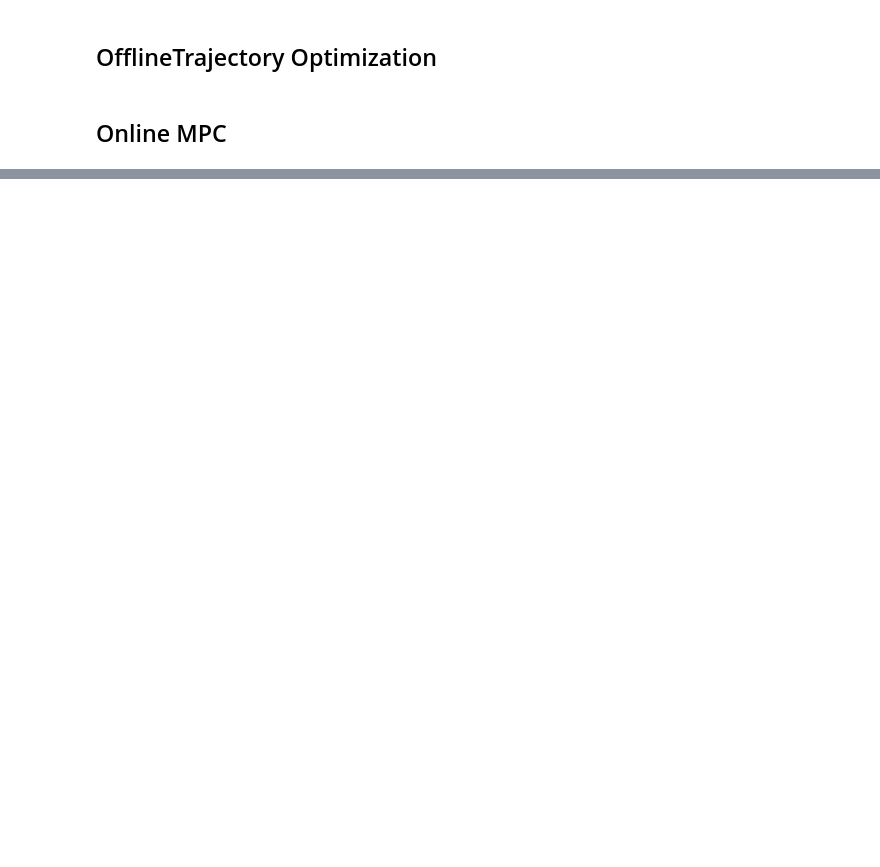
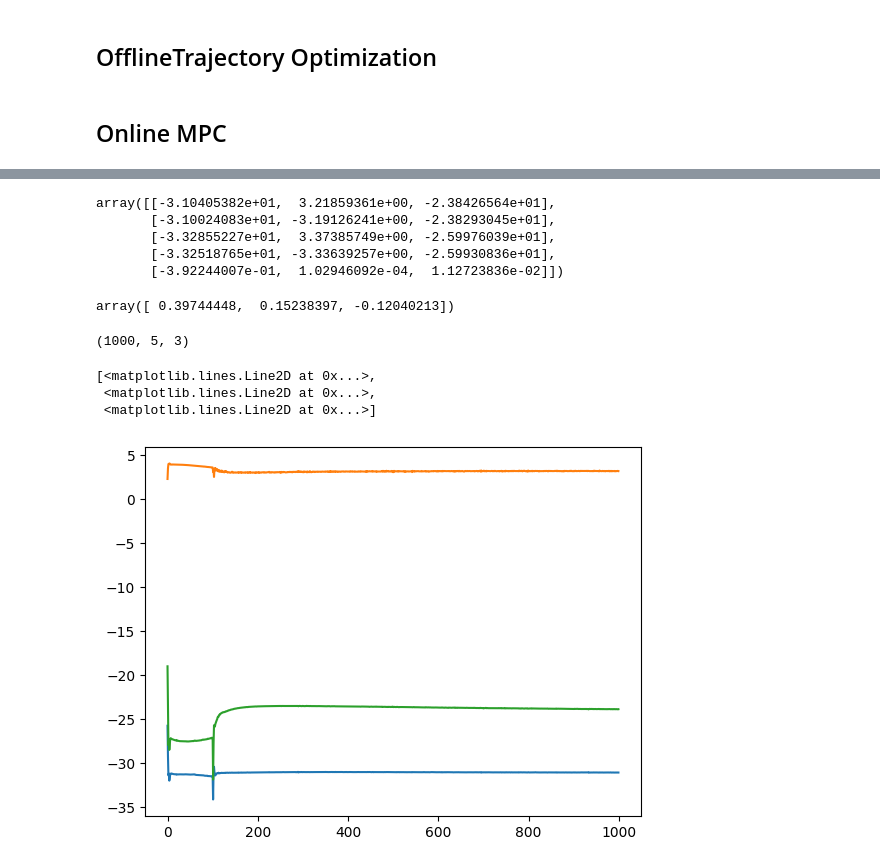
Before and after one commit to machines-in-motion/Go2Py, a Jupyter notebook: examples/09-crododdyl.ipynb, the cells around one changed output, grey strips where cells are left out. Saved outputs shown, nothing was run; the diff lists cells and outputs as text; code cells hidden in the pictures; blank space fills up the shorter version.

Commit message:
Gripper removed and force sensors xmls added.

```diff
--- a/examples/09-crododdyl.ipynb
+++ b/examples/09-crododdyl.ipynb
@@ -597,9 +596,5 @@ mpc = Go2MPC(assets_path, HORIZON=20, friction_mu=0.1)
 mpc.initialize()
 mpc.solve()
 m = list(mpc.solver.problem.runningModels) + [mpc.solver.problem.terminalModel]
-
-for i in range(len(m)):
-    m[i].differential.contacts.changeContactStatus('Link6_contact', False)
-mpc.solve()
 # %% [output]
 iter     merit        cost       ||gaps||   ||Constraint||  ||(dx,du)||     step   KKT criteria  QP iters
@@ -651,15 +658,19 @@ for i in range(mpc.HORIZON):
     state = mpc.getSolution(i)
     robot.pos0 = state['position']
     robot.rot0 = state['orientation']
-    robot.q0 = state['q'][:-2]
+    robot.q0 = state['q']
     robot.reset()
-    # time.sleep(0.5)
+    # time.sleep(0.1)
+# %%
+for i in range(len(m)):
+    m[i].differential.contacts.changeContactStatus('ef_tip_contact', False)
 # %%
 mpc.max_iterations=10
 m = list(mpc.solver.problem.runningModels) + [mpc.solver.problem.terminalModel]
 ee_x0 = np.array([ 0.28038019, -0.00128244,  0.55])
 ee_x_offset = np.linspace(0, 0.25, 100)
 body_center = np.array([0.00060515, 0.        , 0.29477433])
+efs = []
 for i in range(1000):
     tim = i/20.
     state = robot.getJointStates()
@@ -672,18 +683,18 @@ for i in range(1000):
     dq = np.hstack([dq, np.zeros(2)])
     solution = mpc.updateAndSolve(t, quat, q, v, omega, dq)
     solution=mpc.getSolution()
-    q = solution['q'][:-2]
-    dq = solution['dq'][:-2]
-    tau = solution['tau'].squeeze()[:-2]
+    q = solution['q']
+    dq = solution['dq']
+    tau = solution['tau'].squeeze()
     kp = np.ones(18)*0
     kv = np.ones(18)*0.0
     if i < 100:
         m[-1].differential.costs.costs['efTrack'].cost.residual.reference = ee_x0 + np.array([ee_x_offset[i], 0., 0.0])
     else:
-        for i in range(10, len(m)):
-            m[i].differential.contacts.changeContactStatus('Link6_contact', True)
-        x = 0.05*np.cos(tim)
-        y = 0.05*np.sin(tim)
+        for i in range(2, len(m)):
+            m[i].differential.contacts.changeContactStatus('ef_tip_contact', True)
+        x = 0.0*np.cos(tim)
+        y = 0.0*np.sin(tim)
         ref = body_center + np.array([x, y, 0.])
         m[-1].differential.costs.costs['comTrack'].cost.residual.reference = ref
 
@@ -691,5 +702,9 @@ for i in range(1000):
     for i in range(20):
         robot.setCommands(q, dq, kp, kv, tau)
         robot.step()
+    site_Fs = robot.data.sensordata[10:].reshape(-1,3)
+    # force_in_body = site_Fs[:,force_site_to_sensor_idx[force_sensor_site]].copy()
+    # ef = getForceInWorld(robot, force_in_body, force_sensor_site).squeeze()
+    efs.append(site_Fs.copy())
 # %% [output]
 iter     merit        cost       ||gaps||   ||Constraint||  ||(dx,du)||     step   KKT criteria  QP iters
@@ -711,0 +727,27 @@ iter     merit        cost       ||gaps||   ||Constraint||  ||(dx,du)||     step
+# %%
+site_Fs = robot.data.sensordata[10:].reshape(-1,3)
+site_Fs
+# %% [output]
+array([[-3.10405382e+01,  3.21859361e+00, -2.38426564e+01],
+       [-3.10024083e+01, -3.19126241e+00, -2.38293045e+01],
+       [-3.32855227e+01,  3.37385749e+00, -2.59976039e+01],
+       [-3.32518765e+01, -3.33639257e+00, -2.59930836e+01],
+       [-3.92244007e-01,  1.02946092e-04,  1.12723836e-02]])
+# %%
+getForceInWorld(robot, force_in_body, force_sensor_site).squeeze()
+# %% [output]
+array([ 0.39744448,  0.15238397, -0.12040213])
+# %%
+f = np.array(efs)
+f.shape
+# %% [output]
+(1000, 5, 3)
+# %%
+f = np.array(efs)
+import matplotlib.pyplot as plt
+plt.plot(f[:,0,...])
+# %% [output]
+[<matplotlib.lines.Line2D at 0x...>,
+ <matplotlib.lines.Line2D at 0x...>,
+ <matplotlib.lines.Line2D at 0x...>]
+[figure, added]
```
Also changed, not shown: parts of 4 cells of this notebook, 2 other files.
